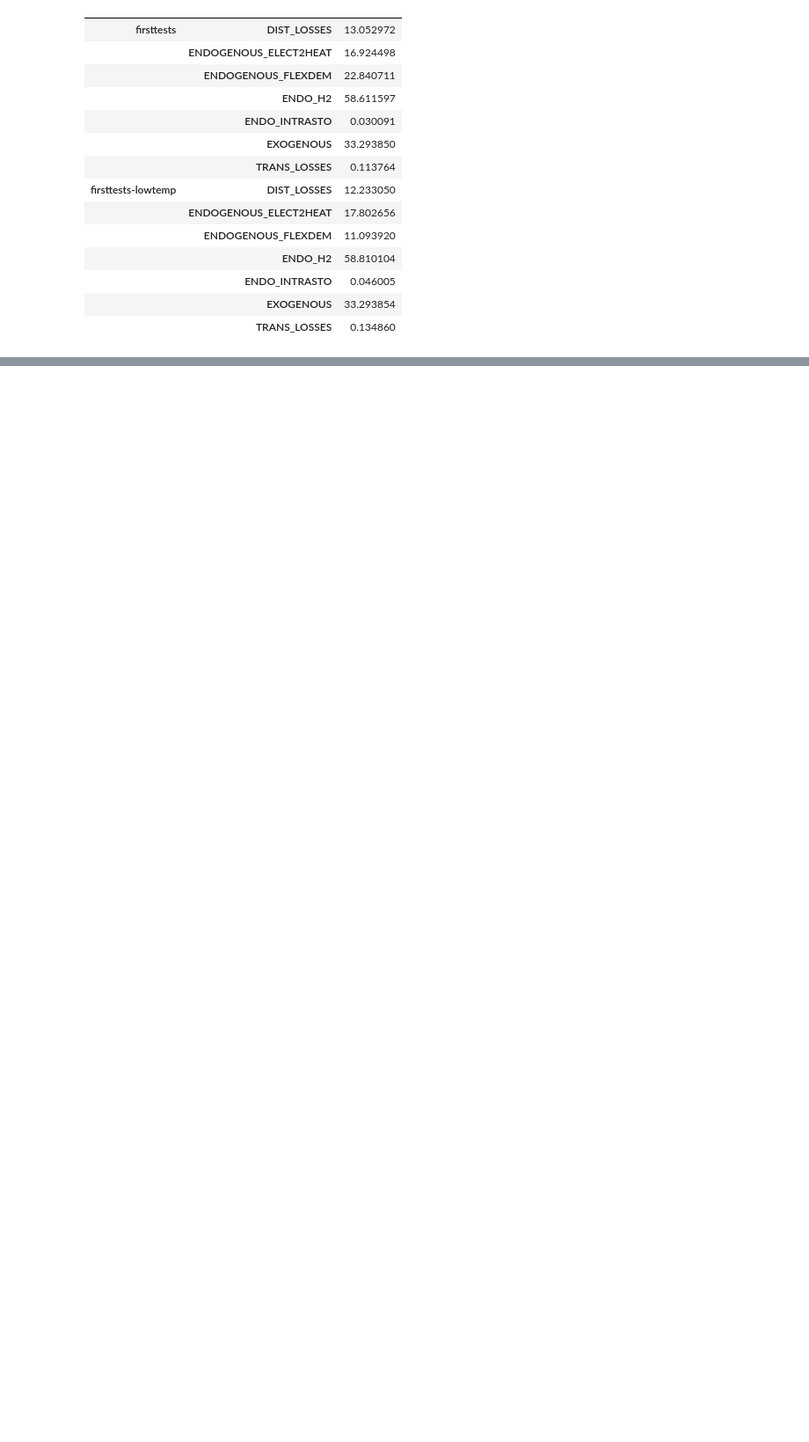
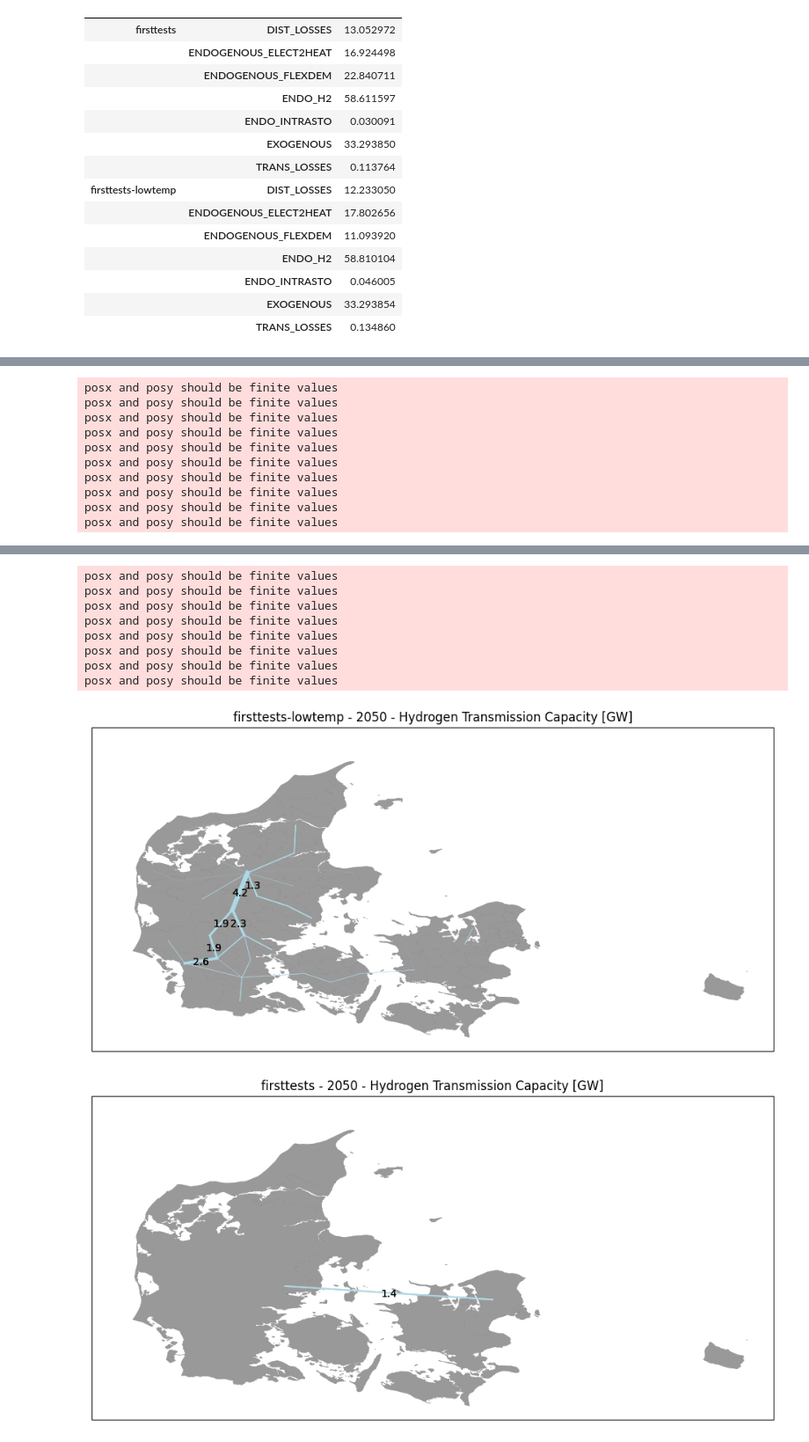
Before and after one commit to Mathias157/balmorel-preprocessing, a Jupyter notebook: src/Analysis/balmorel_results_analysis.ipynb, the cells around one changed output, grey strips where cells are left out. Shown at 88% size. Drawn from its saved outputs; the diff is of its cells as text; code cells hidden in the pictures; blank space fills up the shorter version.

```diff
--- a/src/Analysis/balmorel_results_analysis.ipynb
+++ b/src/Analysis/balmorel_results_analysis.ipynb
@@ -51,8 +53,14 @@ eldem.pivot_table(index=['Scenario', 'Category'], values='Value', aggfunc='sum')
 # %%
-fig, ax = res.plot_map('firsttests-lowtemp', 'Electricity', 2050,
-             path_to_geofile=r'C:\Users\mathi\gitRepos\balmorel-preprocessing\src\Data\Shapefiles\Denmark\Adm\gadm36_DNK_2.shp',
-             geo_file_region_column='NAME_2')
-ax.set_ylim([54.4, 58.15])
-ax.set_xlim([7.6, 15.5])
+for commodity in ['Electricity', 'Hydrogen']:
+    fig, ax = res.plot_map('firsttests-lowtemp', commodity, 2050,
+                path_to_geofile=r'C:\Users\mathi\gitRepos\balmorel-preprocessing\src\Data\Shapefiles\Denmark\Adm\gadm36_DNK_2.shp',
+                geo_file_region_column='NAME_2')
+    ax.set_ylim([54.4, 58.15])
+    ax.set_xlim([7.6, 15.5])
+    fig, ax = res.plot_map('firsttests', commodity, 2050,
+                path_to_geofile=r'C:\Users\mathi\gitRepos\balmorel-preprocessing\src\ClusterOutput\DE-DH-WNDFLH-SOLEFLH_6cluster_geofile.gpkg',
+                geo_file_region_column='cluster_name')
+    ax.set_ylim([54.4, 58.15])
+    ax.set_xlim([7.6, 15.5])
 # %% [output]
 Found MainResults in ../../../Balmorel\new_muni\model\MainResults_firsttests-lowtemp.gdx
@@ -66 +70,11 @@ posx and posy should be finite values
+posx and posy should be finite values
+posx and posy should be finite values
+posx and posy should be finite values
+posx and posy should be finite values
+posx and posy should be finite values
+posx and posy should be finite values
+posx and posy should be finite values
+posx and posy should be finite values
+posx and posy should be finite values
+posx and posy should be finite values
 [figure]
@@ -66,0 +82,10 @@ posx and posy should be finite values
+posx and posy should be finite values
+posx and posy should be finite values
+posx and posy should be finite values
+posx and posy should be finite values
+posx and posy should be finite values
+posx and posy should be finite values
+posx and posy should be finite values
+posx and posy should be finite values
+[figure, added]
+[figure, added]
```
Also changed, not shown: parts of 5 cells of this notebook.
